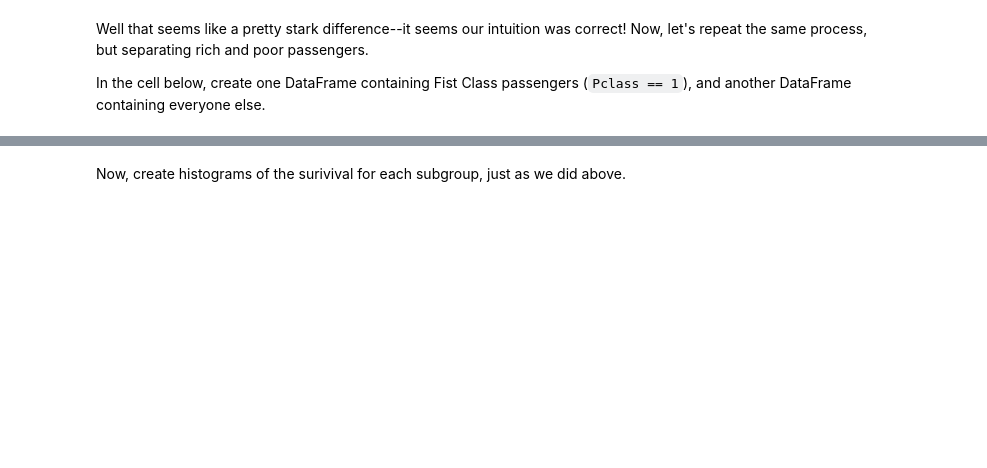
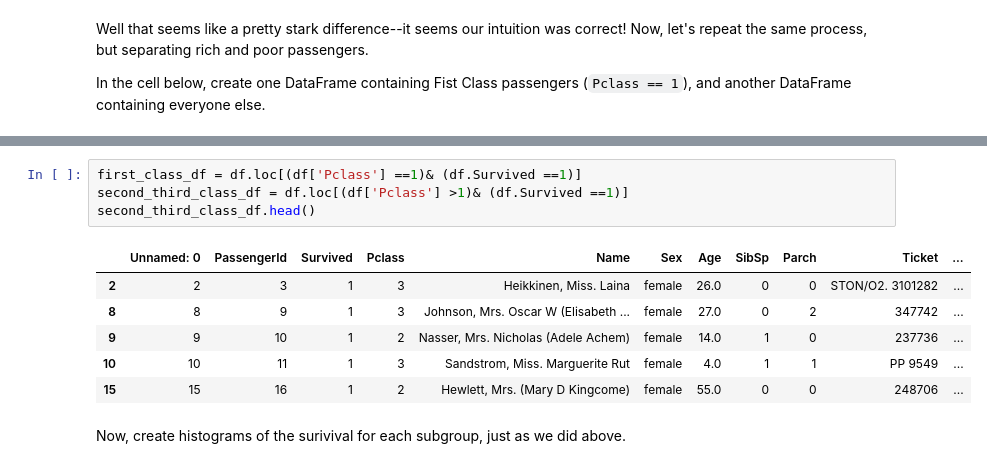
Before and after one commit to MissAle17/dsc-0-05-16-sql-with-pandas-online-ds-sp-000, a Jupyter notebook: index.ipynb, the cells around one changed output, grey strips where cells are left out. Drawn from its saved outputs; the diff is of its cells as text; blank space fills up the shorter version.

```diff
--- a/index.ipynb
+++ b/index.ipynb
@@ -163,2 +161,13 @@ second_third_class_df = None
+# %%
+first_class_df = df.loc[(df['Pclass'] ==1)& (df.Survived ==1)]
+second_third_class_df = df.loc[(df['Pclass'] >1)& (df.Survived ==1)]
+second_third_class_df.head()
+# %% [output]
+|  | Unnamed: 0 | PassengerId | Survived | Pclass | Name | Sex | Age | SibSp | Parch | Ticket | ... |
+| 2 | 2 | 3 | 1 | 3 | Heikkinen, Miss. Laina | female | 26.0 | 0 | 0 | STON/O2. 3101282 | ... |
+| 8 | 8 | 9 | 1 | 3 | Johnson, Mrs. Oscar W (Elisabeth ... | female | 27.0 | 0 | 2 | 347742 | ... |
+| 9 | 9 | 10 | 1 | 2 | Nasser, Mrs. Nicholas (Adele Achem) | female | 14.0 | 1 | 0 | 237736 | ... |
+| 10 | 10 | 11 | 1 | 3 | Sandstrom, Miss. Marguerite Rut | female | 4.0 | 1 | 1 | PP 9549 | ... |
+| 15 | 15 | 16 | 1 | 2 | Hewlett, Mrs. (Mary D Kingcome) | female | 55.0 | 0 | 0 | 248706 | ... |
 # %% [markdown]
 Now, create histograms of the surivival for each subgroup, just as we did above.
```
Also changed, not shown: parts of 5 cells of this notebook.
